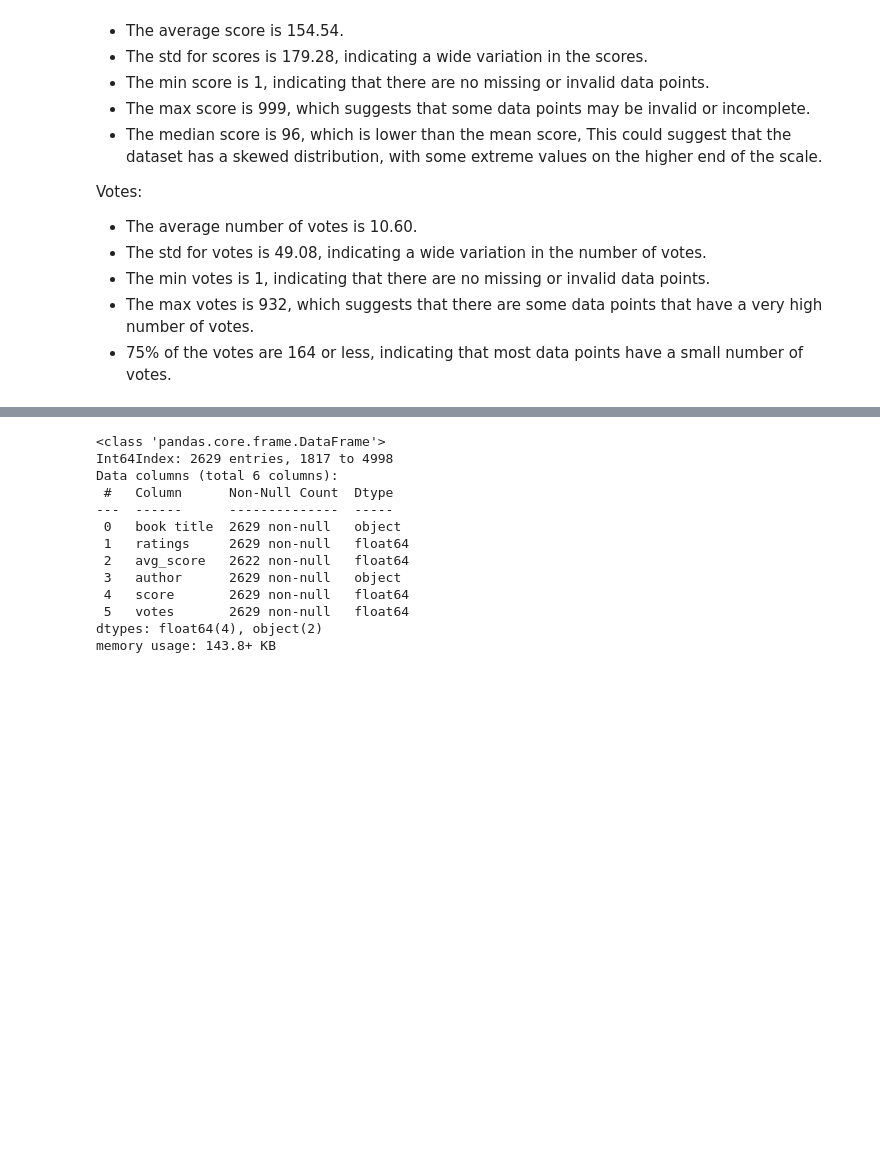
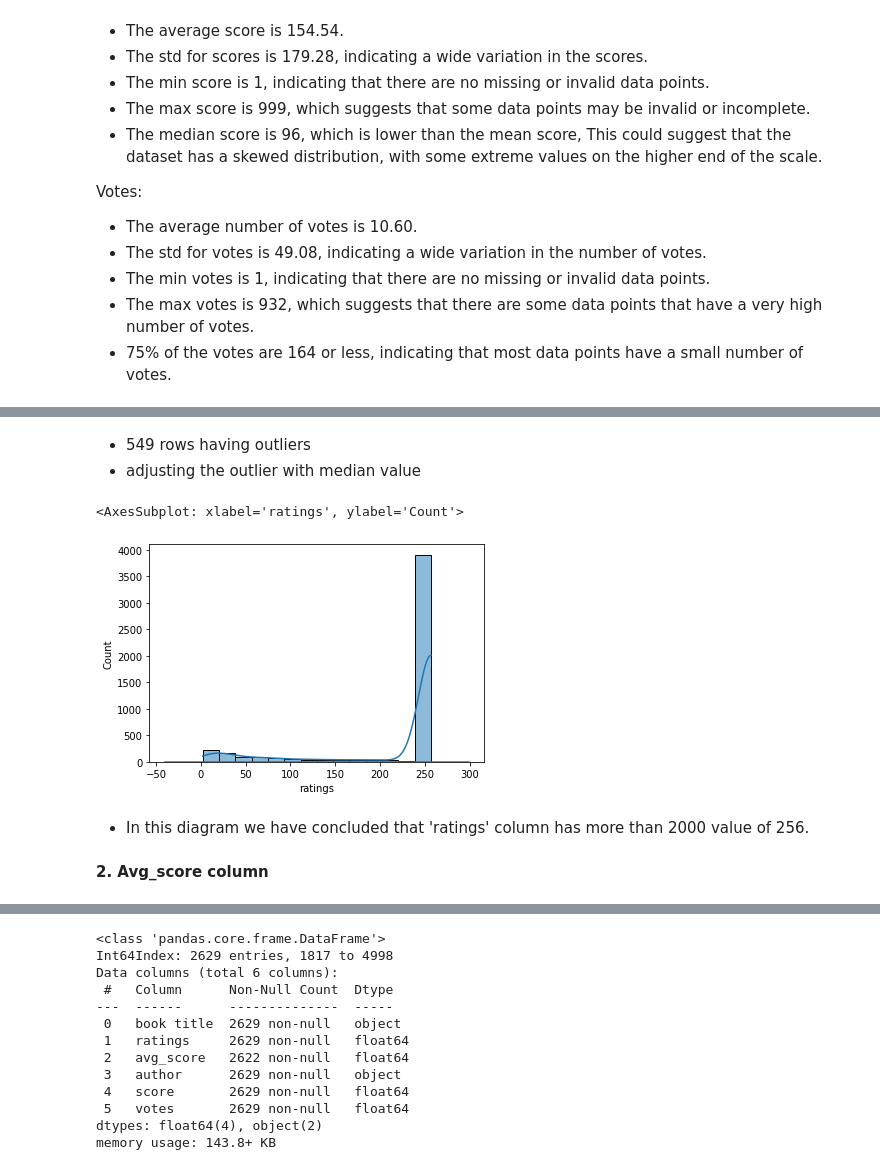
Before and after one commit to chandru1003/Data--Projects, a Jupyter notebook: Web scraping/Goodreads/Goodreads Web-Scraping.ipynb, the cells around one changed output, grey strips where cells are left out. Drawn from its saved outputs; the diff is of its cells as text; code cells hidden in the pictures; blank space fills up the shorter version.

Commit message:
outlier handled with median

```diff
--- a/Web scraping/Goodreads/Goodreads Web-Scraping.ipynb
+++ b/Web scraping/Goodreads/Goodreads Web-Scraping.ipynb
@@ -479,2 +415,0 @@ dtype: int64
-# %%
-data.drop(data[data['avg_score'] <=2.9 ].index, inplace=True)
@@ -538,2 +415,0 @@ dtype: int64
-# %%
-data.drop(data[data['votes'] >4].index, inplace=True)
@@ -598,2 +415,0 @@ dtype: int64
-# %%
-data.drop(data[data['score'] >=150].index, inplace=True)
@@ -599,0 +455,16 @@ data.drop(data[data['score'] >=150].index, inplace=True)
+# %% [markdown]
+- 549 rows having outliers
+- adjusting the outlier with median value
+# %%
+median = np.median(data['ratings'])
+data.loc[(data['ratings'] >= 258) | (data['ratings'] <= 0), 'ratings'] = median
+# %%
+sns.histplot(data=data, x="ratings", kde=True)
+sns.kdeplot(data=data, x="ratings")
+# %% [output]
+<AxesSubplot: xlabel='ratings', ylabel='Count'>
+[figure, added]
+# %% [markdown]
+- In this diagram we have concluded that  'ratings' column has  more than 2000 value of 256.
+# %% [markdown]
+**2. Avg_score column**
```
Also changed, not shown: parts of 41 cells of this notebook.
